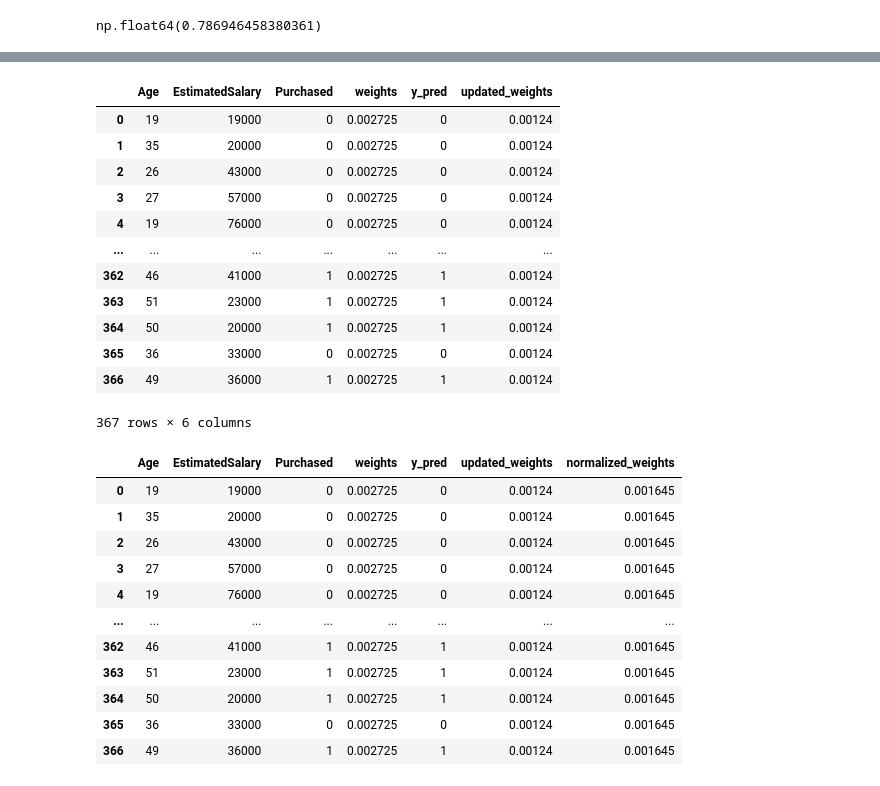
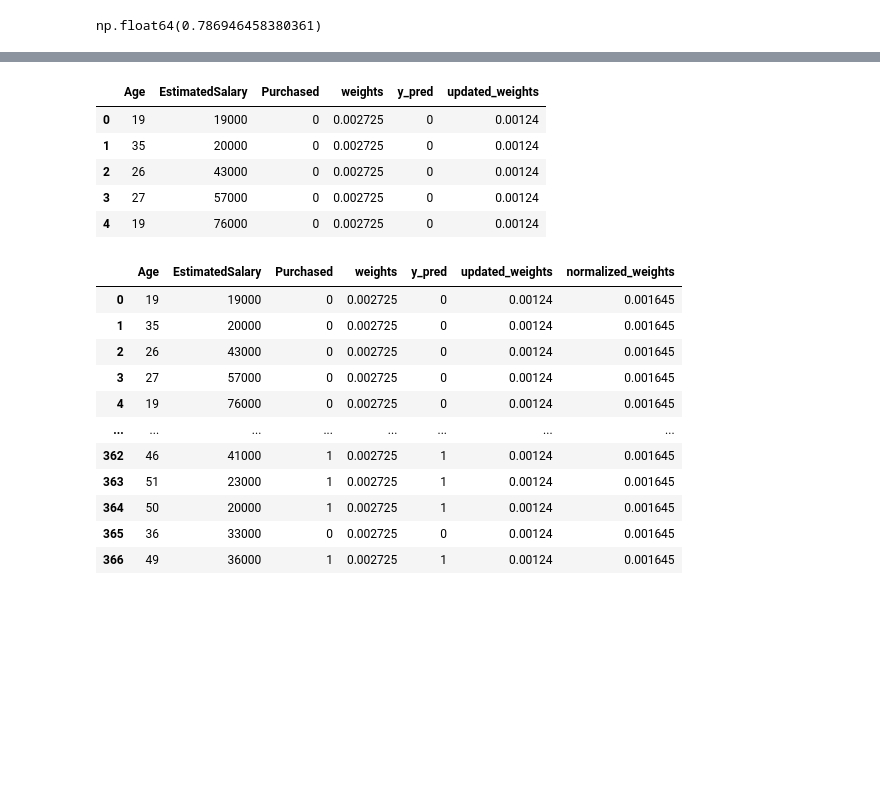
Before and after one commit to mdtahmedulhassan/AdaBoost-From-Scratch-On-Social-Network-Ads-Dataset, a Jupyter notebook: Adaboost_From_Sratch.ipynb, the cells around one changed output, grey strips where cells are left out. Saved outputs shown, nothing was run; the diff lists cells and outputs as text; code cells hidden in the pictures; blank space fills up the shorter version.

```diff
--- a/Adaboost_From_Sratch.ipynb
+++ b/Adaboost_From_Sratch.ipynb
@@ -144,22 +162,14 @@ def update_row_weights(row,alpha):
         return row['weights']*np.exp(alpha)
 # %%
 df1['updated_weights'] = df1.apply(lambda row: update_row_weights(row, alpha_1), axis=1)
+df1.head()
+# %% [output]
+|  | Age | EstimatedSalary | Purchased | weights | y_pred | updated_weights |
+| 0 | 19 | 19000 | 0 | 0.002725 | 0 | 0.00124 |
+| 1 | 35 | 20000 | 0 | 0.002725 | 0 | 0.00124 |
+| 2 | 26 | 43000 | 0 | 0.002725 | 0 | 0.00124 |
+| 3 | 27 | 57000 | 0 | 0.002725 | 0 | 0.00124 |
+| 4 | 19 | 76000 | 0 | 0.002725 | 0 | 0.00124 |
-# %%
-df1
-# %% [output]
-|  | Age | EstimatedSalary | Purchased | weights | y_pred | updated_weights |
-| 0 | 19 | 19000 | 0 | 0.002725 | 0 | 0.00124 |
-| 1 | 35 | 20000 | 0 | 0.002725 | 0 | 0.00124 |
-| 2 | 26 | 43000 | 0 | 0.002725 | 0 | 0.00124 |
-| 3 | 27 | 57000 | 0 | 0.002725 | 0 | 0.00124 |
-| 4 | 19 | 76000 | 0 | 0.002725 | 0 | 0.00124 |
-| ... | ... | ... | ... | ... | ... | ... |
-| 362 | 46 | 41000 | 1 | 0.002725 | 1 | 0.00124 |
-| 363 | 51 | 23000 | 1 | 0.002725 | 1 | 0.00124 |
-| 364 | 50 | 20000 | 1 | 0.002725 | 1 | 0.00124 |
-| 365 | 36 | 33000 | 0 | 0.002725 | 0 | 0.00124 |
-| 366 | 49 | 36000 | 1 | 0.002725 | 1 | 0.00124 |
-367 rows × 6 columns
 # %%
 def normalize_weights(df):
     df['normalized_weights'] = df['updated_weights'] / df['updated_weights'].sum()
```
Also changed, not shown: parts of 44 cells of this notebook, 1 other file.
